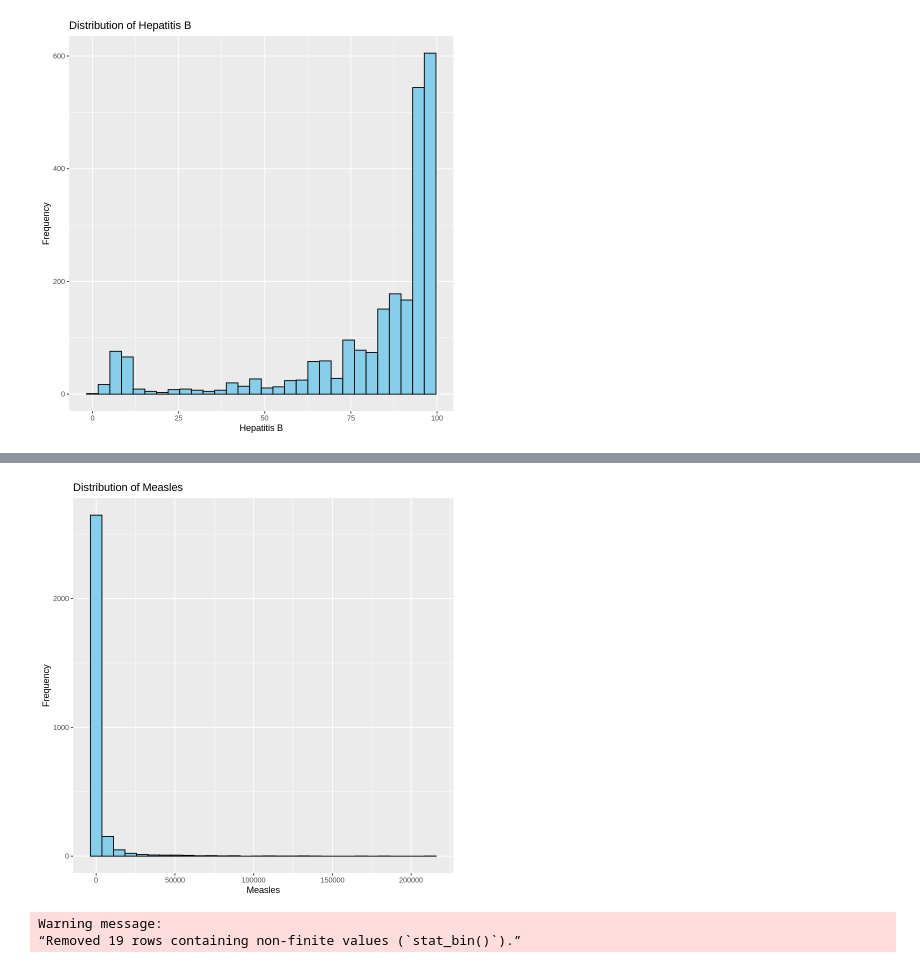
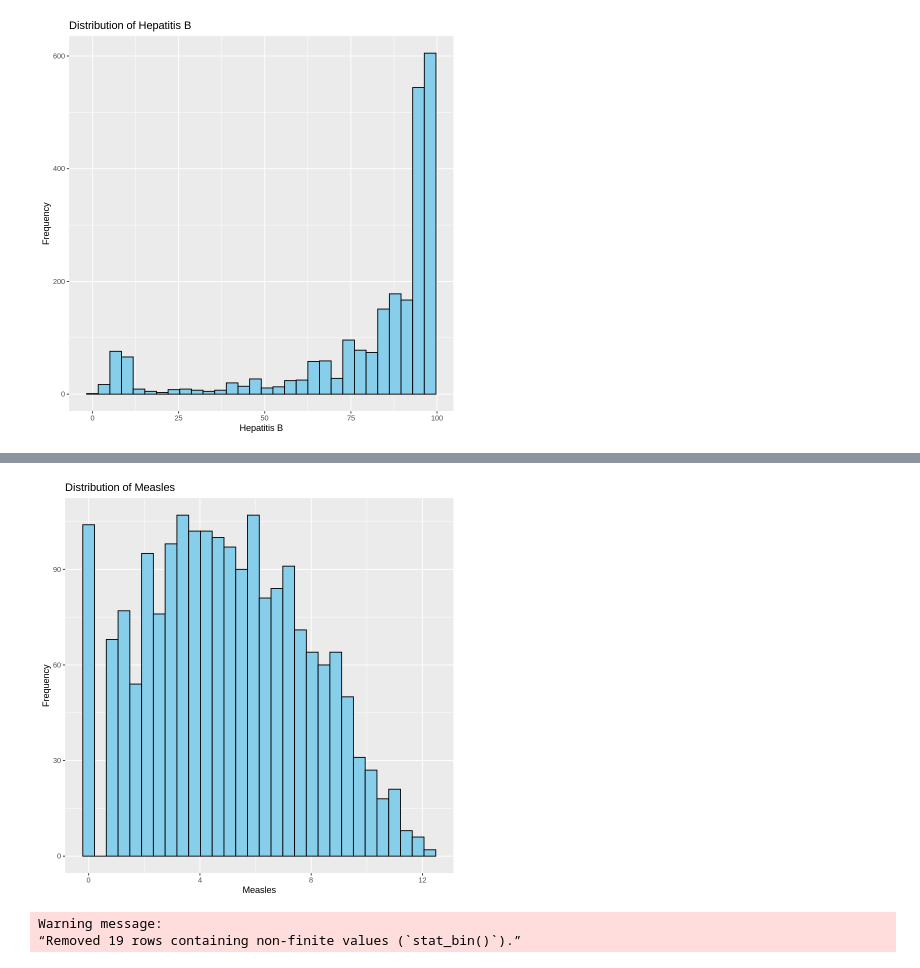
Before and after one commit to GeorgeM2000/Life-Expectancy-Analysis, a Jupyter notebook: Life_Expectancy_Analysis.ipynb, the cells around one changed output, grey strips where cells are left out. Drawn from its saved outputs; the diff is of its cells as text; code cells hidden in the pictures.

```diff
--- a/Life_Expectancy_Analysis.ipynb
+++ b/Life_Expectancy_Analysis.ipynb
@@ -256,7 +242,7 @@ Warning message:
 “Removed 553 rows containing non-finite values (`stat_bin()`).”
 [figure]
 # %%
-ggplot(le, aes(x = Measles)) +
+ggplot(le, aes(x = log(Measles))) +
   geom_histogram(bins=30, fill = "skyblue", color = "black") +
   labs(title = "Distribution of Measles", x = "Measles", y = "Frequency")
 # %% [output]
@@ -263,4 +251,4 @@ ggplot(le, aes(x = Measles)) +
-[figure, old version]
+[figure, new version]
 # %%
 ggplot(le, aes(x = Polio)) +
   geom_histogram(bins=30, fill = "skyblue", color = "black") +
```
Also changed, not shown: parts of 53 cells of this notebook.
